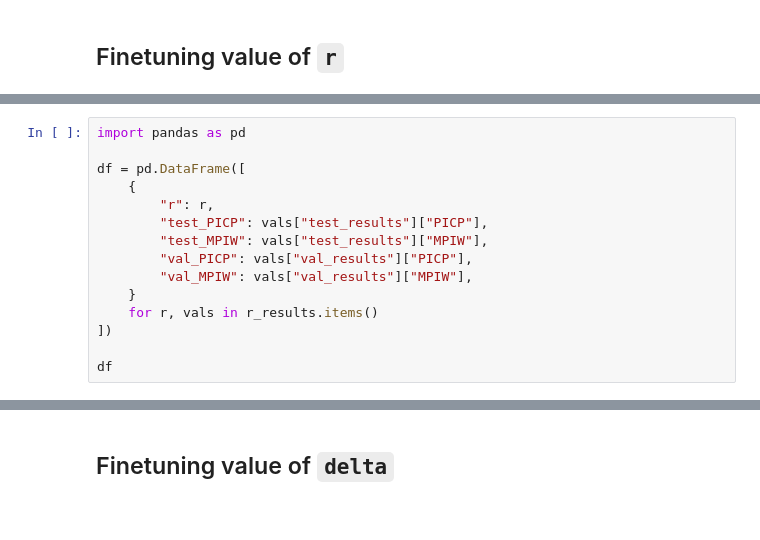
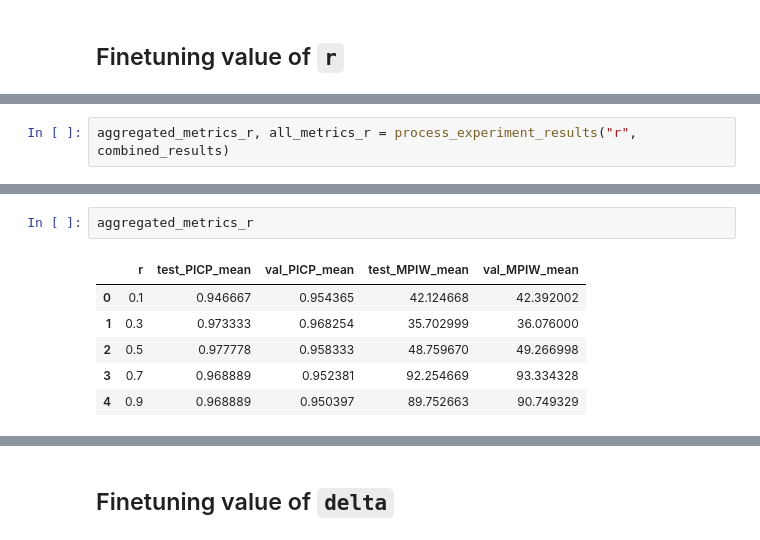
Before and after one commit to kshipra-jadav/major-2-experiments, a Jupyter notebook: code/tubeloss.ipynb, the cells around one changed output, grey strips where cells are left out. Saved outputs shown, nothing was run; the diff lists cells and outputs as text.

Commit message:
add NUM_EXPERIMENTS for multiple experiments testing and aggregation of experiments.

```diff
--- a/code/tubeloss.ipynb
+++ b/code/tubeloss.ipynb
@@ -120,15 +183,2 @@ for r in r_vals:
 # %%
-import pandas as pd
-
-df = pd.DataFrame([
-    {
-        "r": r,
-        "test_PICP": vals["test_results"]["PICP"],
-        "test_MPIW": vals["test_results"]["MPIW"],
-        "val_PICP": vals["val_results"]["PICP"],
-        "val_MPIW": vals["val_results"]["MPIW"],
-    }
-    for r, vals in r_results.items()
-])
-
-df
+aggregated_metrics_r, all_metrics_r = process_experiment_results("r", combined_results)
@@ -141,0 +185,9 @@ df
+# %%
+aggregated_metrics_r
+# %% [output]
+|  | r | test_PICP_mean | val_PICP_mean | test_MPIW_mean | val_MPIW_mean |
+| 0 | 0.1 | 0.946667 | 0.954365 | 42.124668 | 42.392002 |
+| 1 | 0.3 | 0.973333 | 0.968254 | 35.702999 | 36.076000 |
+| 2 | 0.5 | 0.977778 | 0.958333 | 48.759670 | 49.266998 |
+| 3 | 0.7 | 0.968889 | 0.952381 | 92.254669 | 93.334328 |
+| 4 | 0.9 | 0.968889 | 0.950397 | 89.752663 | 90.749329 |
```
Also changed, not shown: parts of 11 cells of this notebook, 3 other files.
